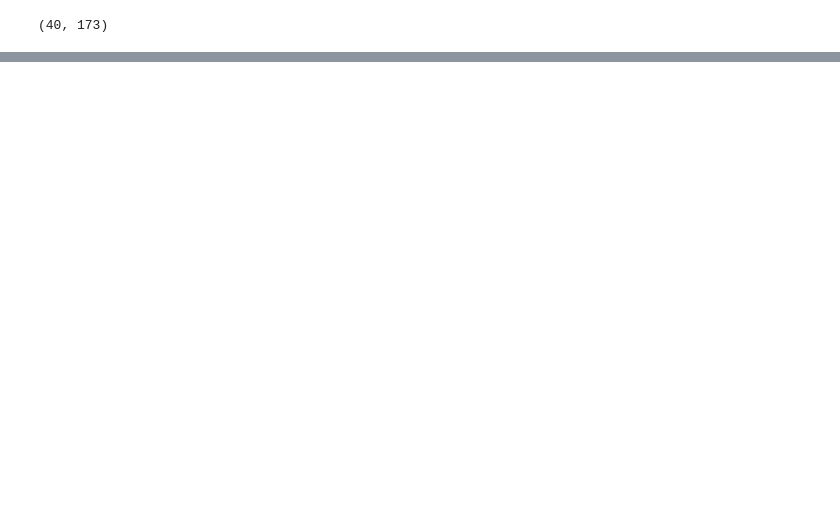
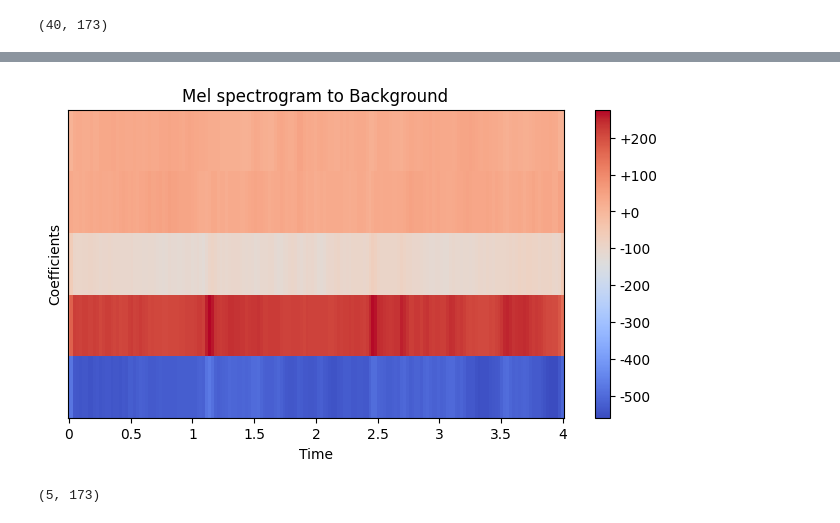
Before and after one commit to GabyDs/FirearmShotDetectionSystem, a Jupyter notebook: FirearmShotDetectionSystem.ipynb, the cells around one changed output, grey strips where cells are left out. Cells and saved outputs as stored; diff of their text form; code cells hidden in the pictures; blank space fills up the shorter version.

```diff
--- a/FirearmShotDetectionSystem.ipynb
+++ b/FirearmShotDetectionSystem.ipynb
@@ -224,0 +264,10 @@ back_mel_spectrogram.shape
+# %%
+# Background
+plot_mfcc(back_sound, back_sr, 'Background')
+# %% [output]
+[figure, added]
+# %%
+back_mfcc = extract_mfccs(back_sound, back_sr)
+back_mfcc.shape
+# %% [output]
+(5, 173)
```
Also changed, not shown: parts of 14 cells of this notebook.
